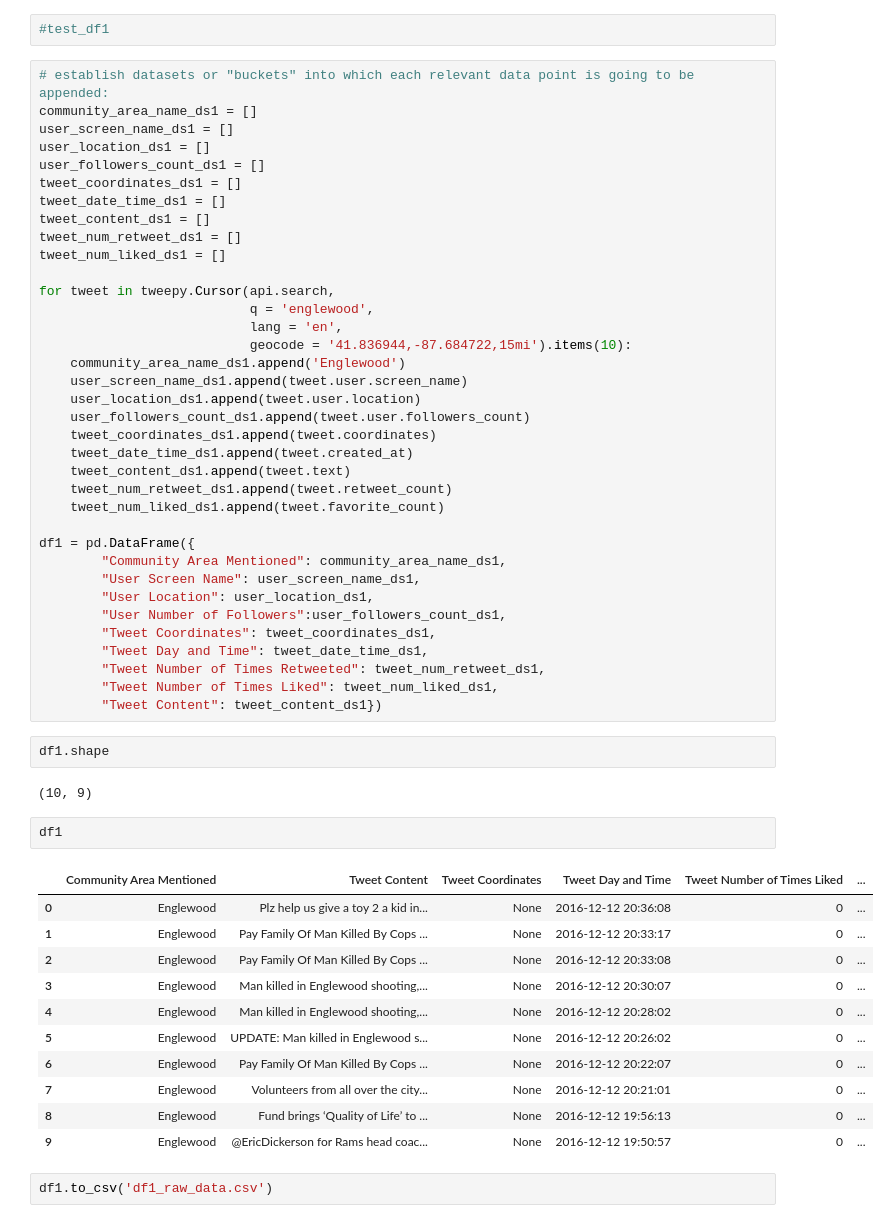
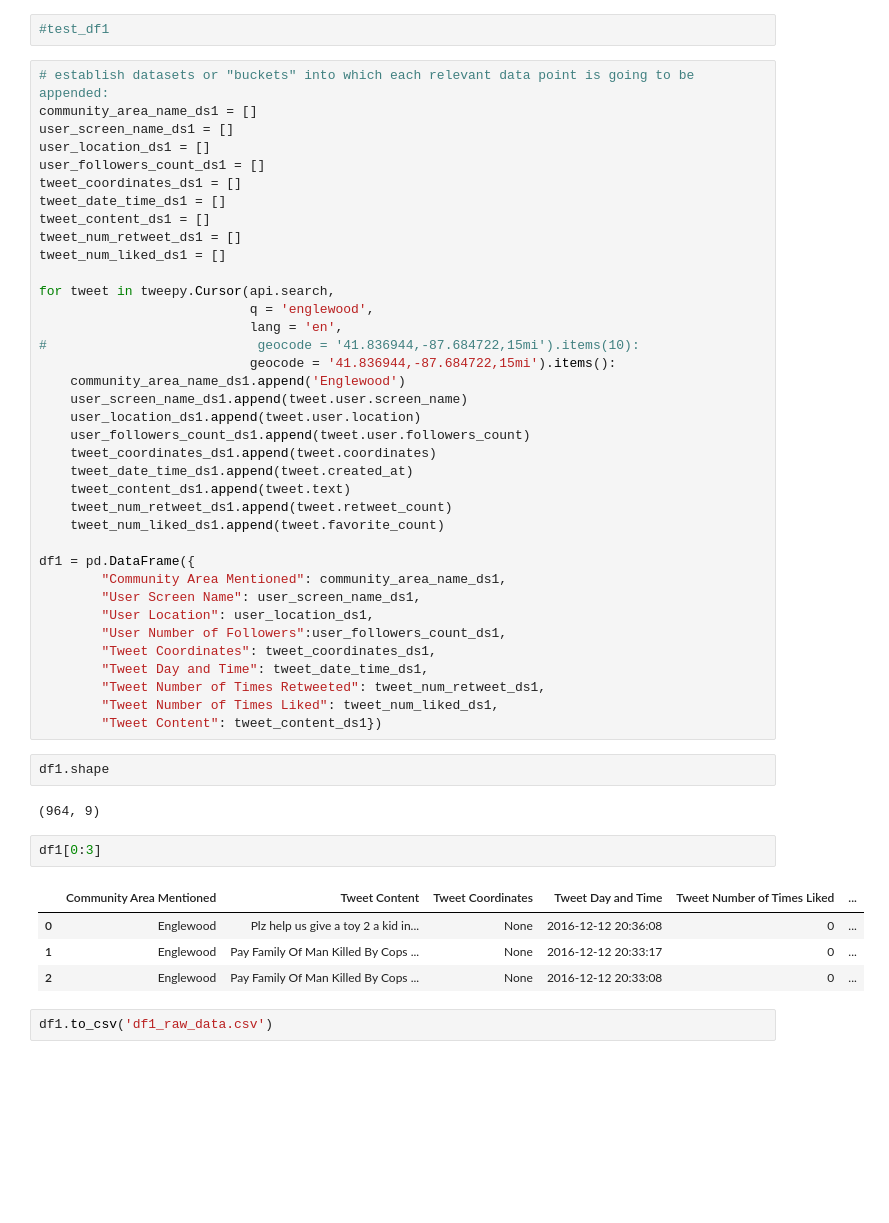
Before and after one commit to yarikan-zz/exploring-neighborhood-reputation, a Jupyter notebook: MAIN_project_notebook.ipynb, the cells around one changed output. Saved outputs shown, nothing was run; the diff lists cells and outputs as text; blank space fills up the shorter version.

```diff
--- a/MAIN_project_notebook.ipynb
+++ b/MAIN_project_notebook.ipynb
@@ -108,7 +108,8 @@ tweet_num_liked_ds1 = []
 for tweet in tweepy.Cursor(api.search,
                            q = 'englewood',
                            lang = 'en',
-                           geocode = '41.836944,-87.684722,15mi').items(10):
+#                           geocode = '41.836944,-87.684722,15mi').items(10):
+                           geocode = '41.836944,-87.684722,15mi').items():
     community_area_name_ds1.append('Englewood')
     user_screen_name_ds1.append(tweet.user.screen_name)
     user_location_ds1.append(tweet.user.location)
@@ -132,21 +133,14 @@ df1 = pd.DataFrame({
 # %%
 df1.shape
 # %% [output]
-(10, 9)
+(964, 9)
 # %%
-df1
+df1[0:3]
 # %% [output]
 |  | Community Area Mentioned | Tweet Content | Tweet Coordinates | Tweet Day and Time | Tweet Number of Times Liked | ... |
 | 0 | Englewood | Plz help us give a toy 2 a kid in... | None | 2016-12-12 20:36:08 | 0 | ... |
 | 1 | Englewood | Pay Family Of Man Killed By Cops ... | None | 2016-12-12 20:33:17 | 0 | ... |
 | 2 | Englewood | Pay Family Of Man Killed By Cops ... | None | 2016-12-12 20:33:08 | 0 | ... |
-| 3 | Englewood | Man killed in Englewood shooting,... | None | 2016-12-12 20:30:07 | 0 | ... |
-| 4 | Englewood | Man killed in Englewood shooting,... | None | 2016-12-12 20:28:02 | 0 | ... |
-| 5 | Englewood | UPDATE: Man killed in Englewood s... | None | 2016-12-12 20:26:02 | 0 | ... |
-| 6 | Englewood | Pay Family Of Man Killed By Cops ... | None | 2016-12-12 20:22:07 | 0 | ... |
-| 7 | Englewood | Volunteers from all over the city... | None | 2016-12-12 20:21:01 | 0 | ... |
-| 8 | Englewood | Fund brings ‘Quality of Life’ to ... | None | 2016-12-12 19:56:13 | 0 | ... |
-| 9 | Englewood | @EricDickerson for Rams head coac... | None | 2016-12-12 19:50:57 | 0 | ... |
 # %%
 df1.to_csv('df1_raw_data.csv')
 # %% [markdown]
```
Also changed, not shown: 1 other file.
